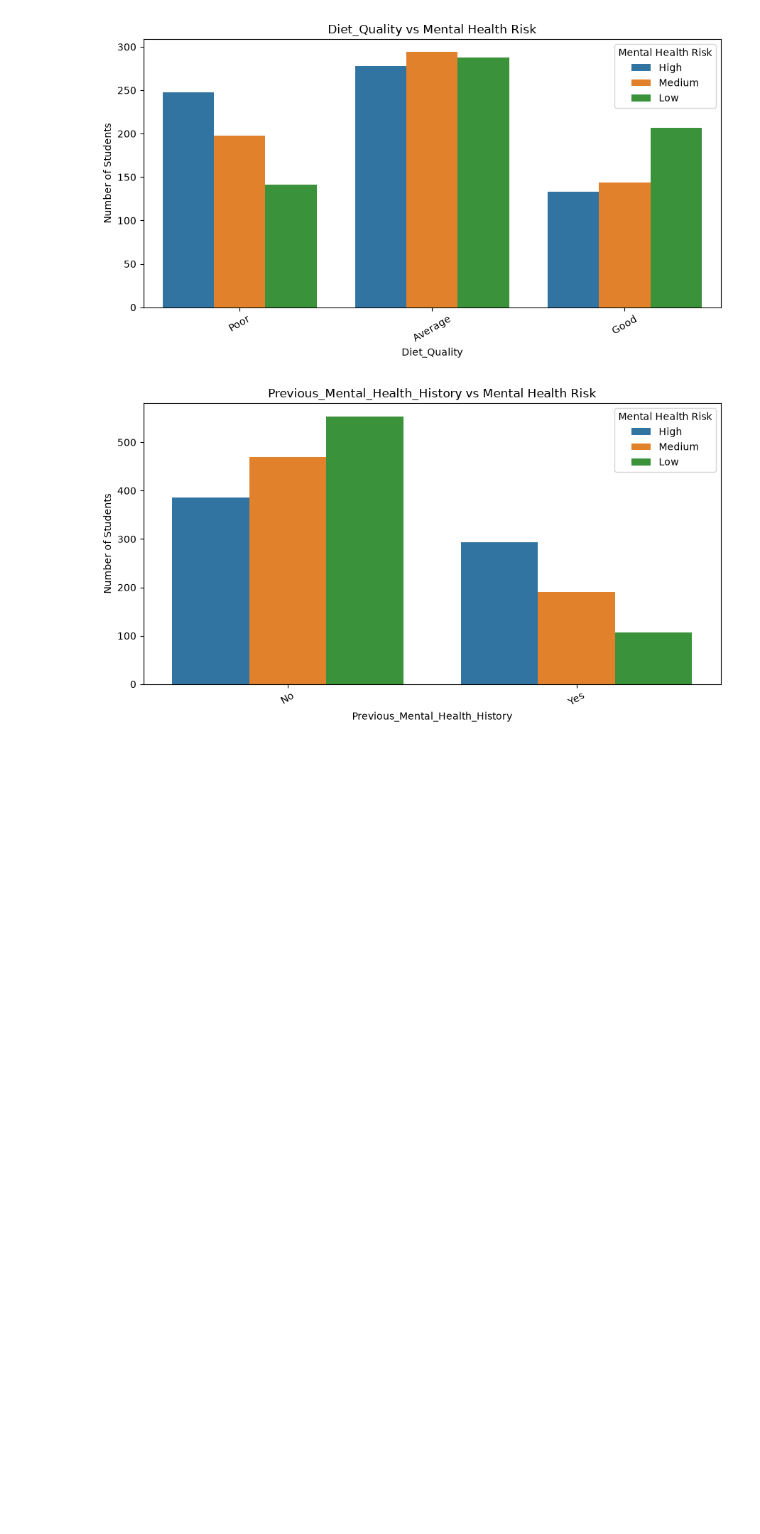
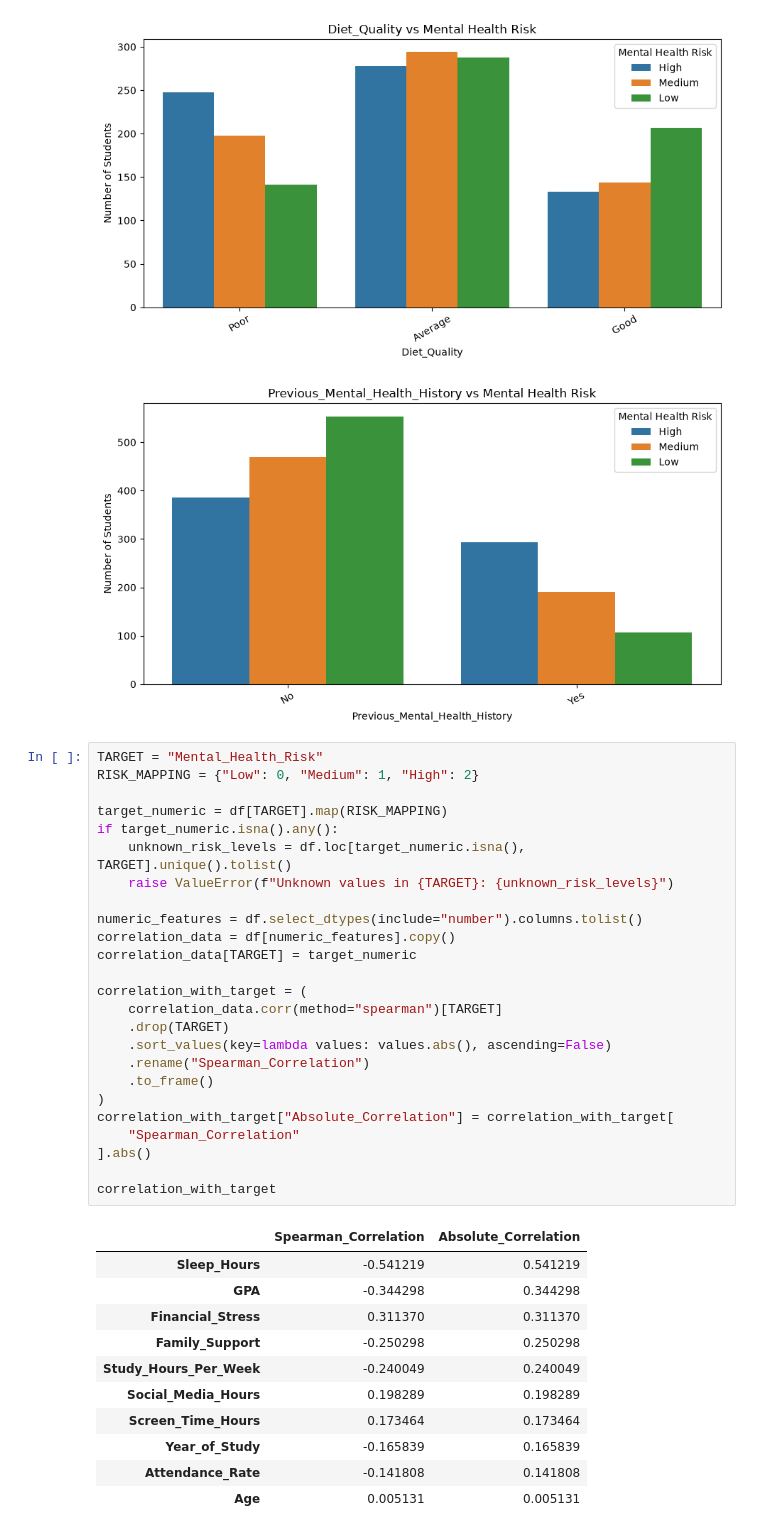
Before and after one commit to Moussa-Mohammed1/mental-health-risk-prediction, a Jupyter notebook: notebooks/01_eda.ipynb, the cells around one changed output. Saved outputs shown, nothing was run; the diff lists cells and outputs as text; blank space fills up the shorter version.

Commit message:
calculate spearman correlation of numeric-target valeus

```diff
--- a/notebooks/01_eda.ipynb
+++ b/notebooks/01_eda.ipynb
@@ -458,3 +458,40 @@ for col in categorical_features:
 [figure]
 [figure]
 [figure]
+# %%
+TARGET = "Mental_Health_Risk"
+RISK_MAPPING = {"Low": 0, "Medium": 1, "High": 2}
+
+target_numeric = df[TARGET].map(RISK_MAPPING)
+if target_numeric.isna().any():
+    unknown_risk_levels = df.loc[target_numeric.isna(), TARGET].unique().tolist()
+    raise ValueError(f"Unknown values in {TARGET}: {unknown_risk_levels}")
+
+numeric_features = df.select_dtypes(include="number").columns.tolist()
+correlation_data = df[numeric_features].copy()
+correlation_data[TARGET] = target_numeric
+
+correlation_with_target = (
+    correlation_data.corr(method="spearman")[TARGET]
+    .drop(TARGET)
+    .sort_values(key=lambda values: values.abs(), ascending=False)
+    .rename("Spearman_Correlation")
+    .to_frame()
+)
+correlation_with_target["Absolute_Correlation"] = correlation_with_target[
+    "Spearman_Correlation"
+].abs()
+
+correlation_with_target
+# %% [output]
+|  | Spearman_Correlation | Absolute_Correlation |
+| Sleep_Hours | -0.541219 | 0.541219 |
+| GPA | -0.344298 | 0.344298 |
+| Financial_Stress | 0.311370 | 0.311370 |
+| Family_Support | -0.250298 | 0.250298 |
+| Study_Hours_Per_Week | -0.240049 | 0.240049 |
+| Social_Media_Hours | 0.198289 | 0.198289 |
+| Screen_Time_Hours | 0.173464 | 0.173464 |
+| Year_of_Study | -0.165839 | 0.165839 |
+| Attendance_Rate | -0.141808 | 0.141808 |
+| Age | 0.005131 | 0.005131 |
```
